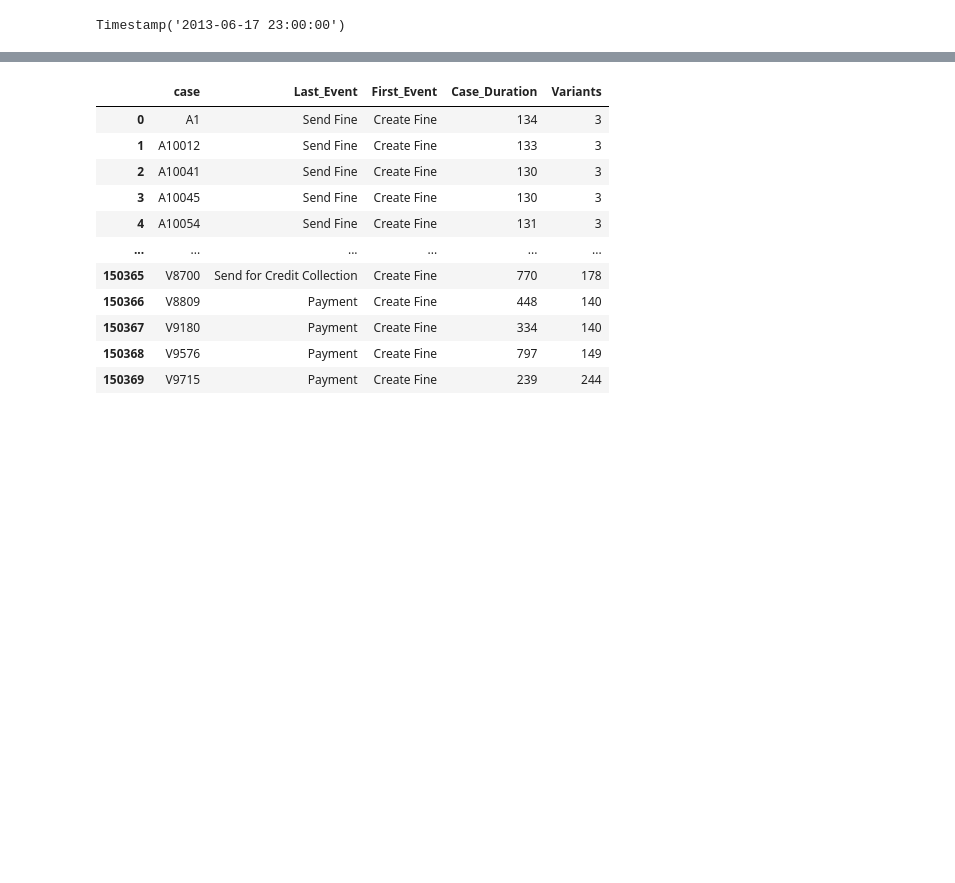
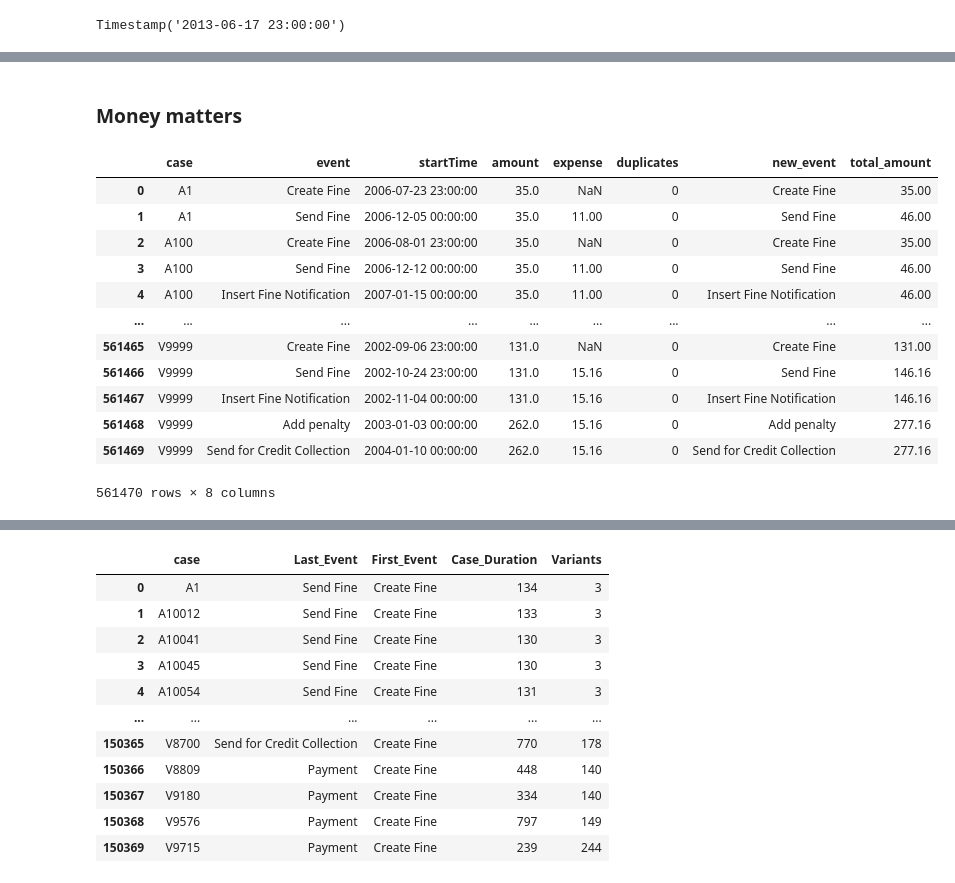
Before and after one commit to nkwachiabel/Process-Mining-Road-Traffic-Fine-Management, a Jupyter notebook: Road Traffic Fine Management.ipynb, the cells around one changed output, grey strips where cells are left out. Saved outputs shown, nothing was run; the diff lists cells and outputs as text; code cells hidden in the pictures; blank space fills up the shorter version.

```diff
--- a/Road Traffic Fine Management.ipynb
+++ b/Road Traffic Fine Management.ipynb
@@ -343,0 +327,24 @@ successful_appeal['Total_Amount'].sum()
+# %% [markdown]
+### Money matters
+# %%
+dup_check2 = df.copy()
+dup_check2 = dup_check2[['case','event','startTime','amount','expense']]
+dup_check2['duplicates'] = dup_check2.groupby(["case", "event"]).transform('cumcount')
+dup_check2['new_event'] = dup_check2.apply(lambda x: str(x['event']) if x['duplicates'] == 0 else str(x['event']) + str(x['duplicates']),axis=1)
+dup_check2['total_amount'] = dup_check2.apply(lambda x: x['amount'] if pd.isnull(x['expense']) else x['amount'] + x['expense'],axis=1)
+# dup_check2['total_amount'] = dup_check2['amount'] + dup_check2['expense']
+dup_check2
+# %% [output]
+|  | case | event | startTime | amount | expense | duplicates | new_event | total_amount |
+| 0 | A1 | Create Fine | 2006-07-23 23:00:00 | 35.0 | NaN | 0 | Create Fine | 35.00 |
+| 1 | A1 | Send Fine | 2006-12-05 00:00:00 | 35.0 | 11.00 | 0 | Send Fine | 46.00 |
+| 2 | A100 | Create Fine | 2006-08-01 23:00:00 | 35.0 | NaN | 0 | Create Fine | 35.00 |
+| 3 | A100 | Send Fine | 2006-12-12 00:00:00 | 35.0 | 11.00 | 0 | Send Fine | 46.00 |
+| 4 | A100 | Insert Fine Notification | 2007-01-15 00:00:00 | 35.0 | 11.00 | 0 | Insert Fine Notification | 46.00 |
+| ... | ... | ... | ... | ... | ... | ... | ... | ... |
+| 561465 | V9999 | Create Fine | 2002-09-06 23:00:00 | 131.0 | NaN | 0 | Create Fine | 131.00 |
+| 561466 | V9999 | Send Fine | 2002-10-24 23:00:00 | 131.0 | 15.16 | 0 | Send Fine | 146.16 |
+| 561467 | V9999 | Insert Fine Notification | 2002-11-04 00:00:00 | 131.0 | 15.16 | 0 | Insert Fine Notification | 146.16 |
+| 561468 | V9999 | Add penalty | 2003-01-03 00:00:00 | 262.0 | 15.16 | 0 | Add penalty | 277.16 |
+| 561469 | V9999 | Send for Credit Collection | 2004-01-10 00:00:00 | 262.0 | 15.16 | 0 | Send for Credit Collection | 277.16 |
+561470 rows × 8 columns
```
Also changed, not shown: parts of 42 cells of this notebook.
